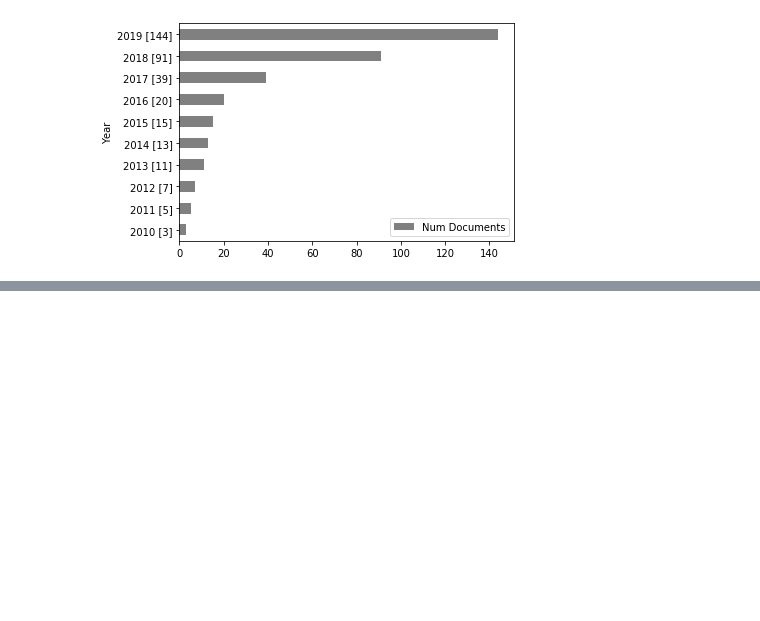
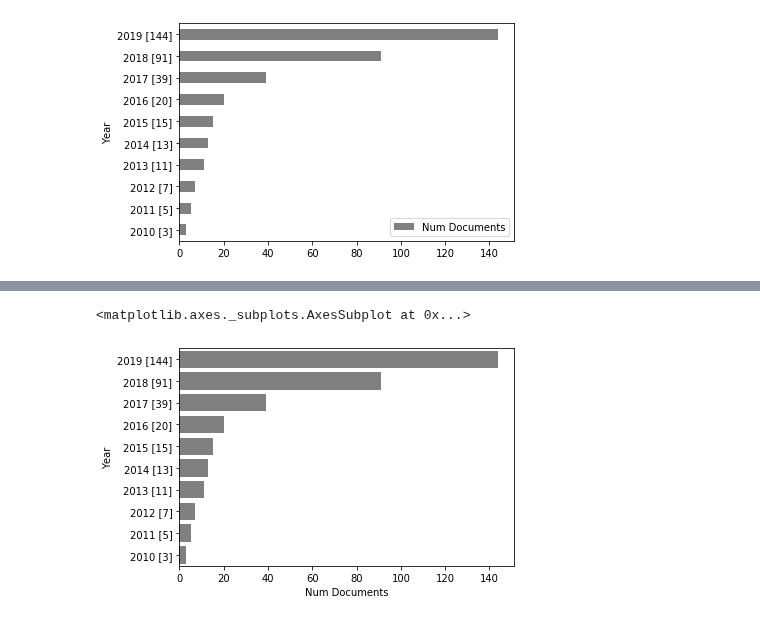
Before and after one commit to jdvelasq/techminer-old-deprecated, a Jupyter notebook: guide/tutorial/10-documents-by-year.ipynb, the cells around one changed output, grey strips where cells are left out. Cells and saved outputs as stored; diff of their text form; code cells hidden in the pictures; blank space fills up the shorter version.

```diff
--- a/guide/tutorial/10-documents-by-year.ipynb
+++ b/guide/tutorial/10-documents-by-year.ipynb
@@ -73,0 +70,5 @@ rdf.documents_by_year(cumulative=True).barhplot(library='altair')
+# %%
+rdf.documents_by_year(cumulative=True).barhplot(library='seaborn')
+# %% [output]
+<matplotlib.axes._subplots.AxesSubplot at 0x...>
+[figure, added]
```
Also changed, not shown: parts of 4 cells of this notebook, 2 other files.
